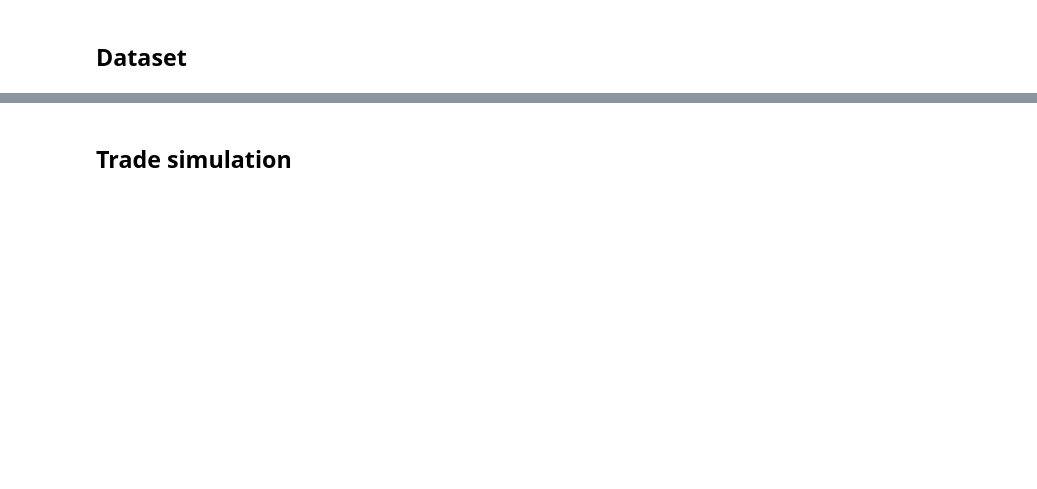
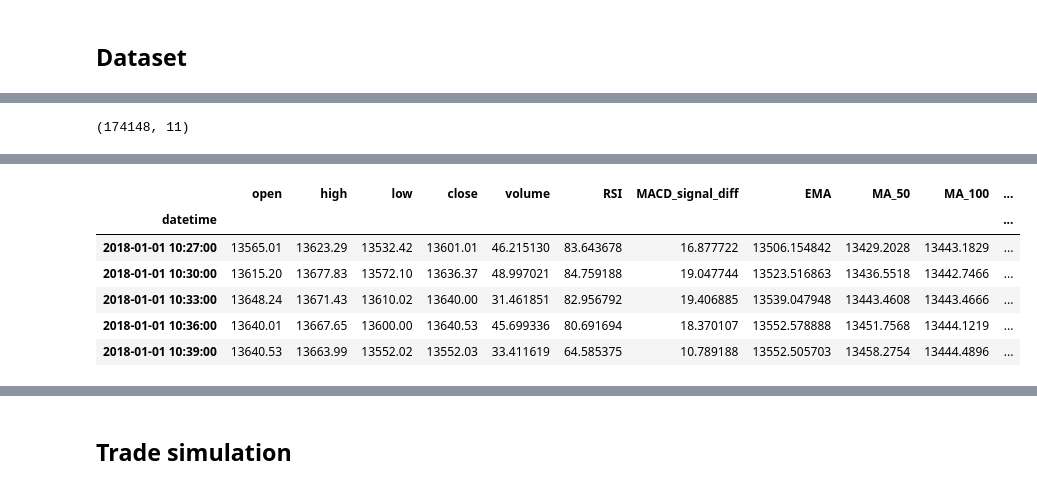
Before and after one commit to AI-ApeX-DeV/DTG, a Jupyter notebook: IITK_LSTM.ipynb, the cells around one changed output, grey strips where cells are left out. Drawn from its saved outputs; the diff is of its cells as text; code cells hidden in the pictures; blank space fills up the shorter version.

```diff
--- a/IITK_LSTM.ipynb
+++ b/IITK_LSTM.ipynb
@@ -130,0 +9,5 @@ filtered_df_3m.tail()
+# %%
+df = pd.read_csv('datasets/btc_3m.csv')
+df['datetime'] = pd.to_datetime(df['datetime'])
+df.set_index('datetime', inplace=True)
+df
@@ -130,0 +29,8 @@ filtered_df_3m.tail()
+# %%
+# Filtering the dataset
+
+start_date = '2018-01-01'
+end_date = '2019-01-01'
+filtered_df = df.loc[start_date:end_date]
+print(filtered_df.shape)
+filtered_df.iloc[[0,-1],:]
@@ -130,0 +43,50 @@ filtered_df_3m.tail()
+# %%
+# Adding indicators
+
+def calculate_rsi(data, period=14):
+    close_diff = data['close'].diff(1)
+    gain = close_diff.where(close_diff > 0, 0)
+    loss = -close_diff.where(close_diff < 0, 0)
+
+    avg_gain = gain.rolling(window=period, min_periods=1).mean()
+    avg_loss = loss.rolling(window=period, min_periods=1).mean()
+
+    rs = avg_gain / avg_loss
+    rsi = 100 - (100 / (1 + rs))
+
+    return rsi
+
+filtered_df['RSI'] = calculate_rsi(filtered_df)
+
+# Calculate Moving Average Convergence Divergence (MACD) and Signal Line
+def calculate_macd(data, fast_period=12, slow_period=26, signal_period=9):
+    exp12 = data['close'].ewm(span=fast_period, adjust=False).mean()
+    exp26 = data['close'].ewm(span=slow_period, adjust=False).mean()
+
+    macd = exp12 - exp26
+    signal = macd.ewm(span=signal_period, adjust=False).mean()
+
+    return macd, signal
+
+filtered_df['MACD'], filtered_df['signal_line'] = calculate_macd(filtered_df)
+filtered_df['MACD_signal_diff'] = filtered_df['MACD'] - filtered_df['signal_line']
+filtered_df.drop(columns=['MACD','signal_line'],inplace=True)
+
+# Calculate Exponential Moving Average (EMA)
+filtered_df['EMA'] = filtered_df['close'].ewm(span=14, adjust=False).mean()
+
+# Calculate Moving Averages (50 and 100)
+filtered_df['MA_50'] = filtered_df['close'].rolling(window=50).mean()
+filtered_df['MA_100'] = filtered_df['close'].rolling(window=100).mean()
+
+# Calculate On Balance Volume (OBV)
+filtered_df['OBV'] = filtered_df['volume'].cumsum()
+
+# Dropping rows with null values
+filtered_df.dropna(inplace=True)
+
+# Print the updated DataFrame
+print(filtered_df.shape)
+filtered_df.head()
+# %% [output]
+(174148, 11)
@@ -130,0 +110,7 @@ filtered_df_3m.tail()
+|  | open | high | low | close | volume | RSI | MACD_signal_diff | EMA | MA_50 | MA_100 | ... |
+| datetime |  |  |  |  |  |  |  |  |  |  | ... |
+| 2018-01-01 10:27:00 | 13565.01 | 13623.29 | 13532.42 | 13601.01 | 46.215130 | 83.643678 | 16.877722 | 13506.154842 | 13429.2028 | 13443.1829 | ... |
+| 2018-01-01 10:30:00 | 13615.20 | 13677.83 | 13572.10 | 13636.37 | 48.997021 | 84.759188 | 19.047744 | 13523.516863 | 13436.5518 | 13442.7466 | ... |
+| 2018-01-01 10:33:00 | 13648.24 | 13671.43 | 13610.02 | 13640.00 | 31.461851 | 82.956792 | 19.406885 | 13539.047948 | 13443.4608 | 13443.4666 | ... |
+| 2018-01-01 10:36:00 | 13640.01 | 13667.65 | 13600.00 | 13640.53 | 45.699336 | 80.691694 | 18.370107 | 13552.578888 | 13451.7568 | 13444.1219 | ... |
+| 2018-01-01 10:39:00 | 13640.53 | 13663.99 | 13552.02 | 13552.03 | 33.411619 | 64.585375 | 10.789188 | 13552.505703 | 13458.2754 | 13444.4896 | ... |
```
Also changed, not shown: parts of 31 cells of this notebook.
